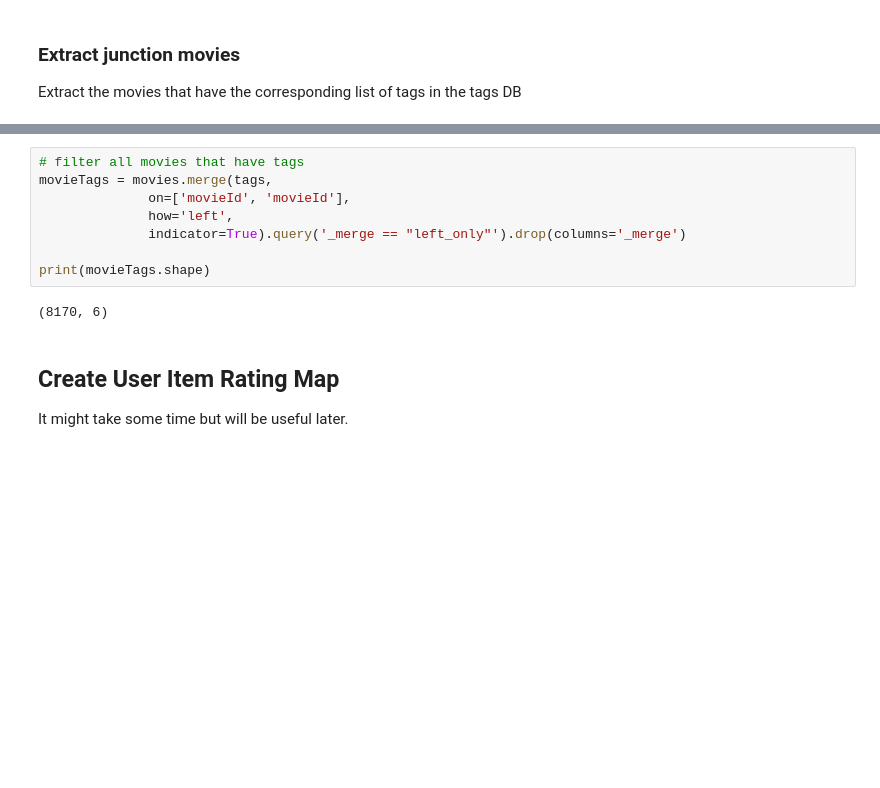
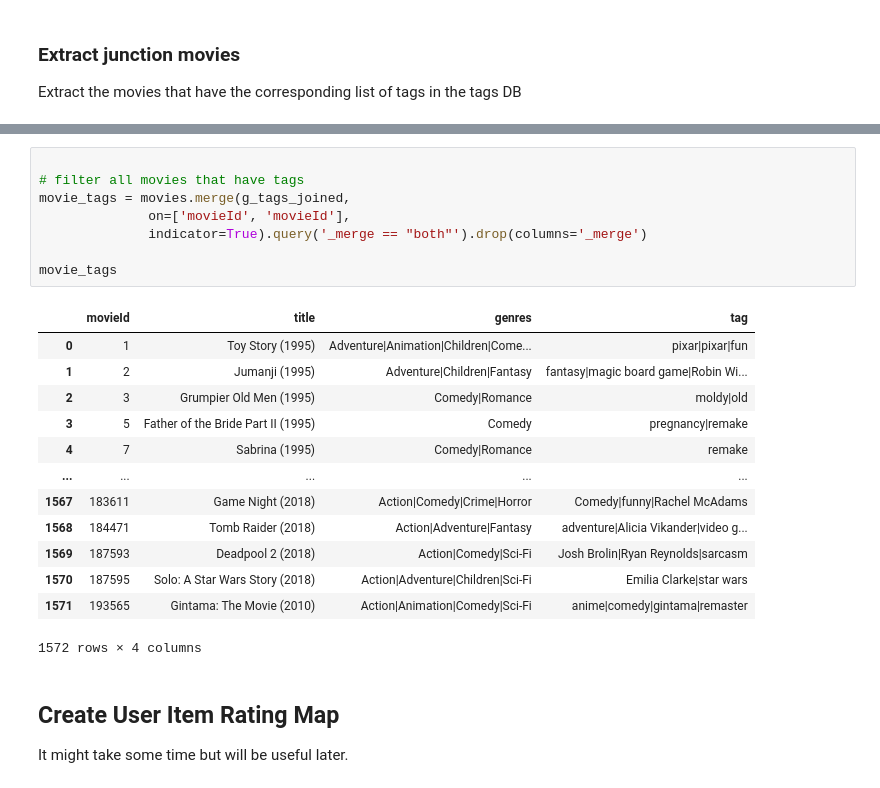
Before and after one commit to TxCorpi0x/data_science, a Jupyter notebook: recommender_systems/content_based_tags.ipynb, the cells around one changed output, grey strips where cells are left out. Cells and saved outputs as stored; diff of their text form; blank space fills up the shorter version.

```diff
--- a/recommender_systems/content_based_tags.ipynb
+++ b/recommender_systems/content_based_tags.ipynb
@@ -97,13 +103,25 @@ Extract the movies that have the corresponding list of tags in the tags DB
 # %%
+
 # filter all movies that have tags
-movieTags = movies.merge(tags,
+movie_tags = movies.merge(g_tags_joined,
               on=['movieId', 'movieId'],
-              how='left',
-              indicator=True).query('_merge == "left_only"').drop(columns='_merge')
+              indicator=True).query('_merge == "both"').drop(columns='_merge')
 
-print(movieTags.shape)
+movie_tags
 # %% [output]
+|  | movieId | title | genres | tag |
+| 0 | 1 | Toy Story (1995) | Adventure|Animation|Children|Come... | pixar|pixar|fun |
+| 1 | 2 | Jumanji (1995) | Adventure|Children|Fantasy | fantasy|magic board game|Robin Wi... |
+| 2 | 3 | Grumpier Old Men (1995) | Comedy|Romance | moldy|old |
+| 3 | 5 | Father of the Bride Part II (1995) | Comedy | pregnancy|remake |
+| 4 | 7 | Sabrina (1995) | Comedy|Romance | remake |
+| ... | ... | ... | ... | ... |
+| 1567 | 183611 | Game Night (2018) | Action|Comedy|Crime|Horror | Comedy|funny|Rachel McAdams |
+| 1568 | 184471 | Tomb Raider (2018) | Action|Adventure|Fantasy | adventure|Alicia Vikander|video g... |
+| 1569 | 187593 | Deadpool 2 (2018) | Action|Comedy|Sci-Fi | Josh Brolin|Ryan Reynolds|sarcasm |
+| 1570 | 187595 | Solo: A Star Wars Story (2018) | Action|Adventure|Children|Sci-Fi | Emilia Clarke|star wars |
+| 1571 | 193565 | Gintama: The Movie (2010) | Action|Animation|Comedy|Sci-Fi | anime|comedy|gintama|remaster |
-(8170, 6)
+1572 rows × 4 columns
 # %% [markdown]
 ## Create User Item Rating Map
 It might take some time but will be useful later.
```
Also changed, not shown: parts of 18 cells of this notebook, 1 other file.
